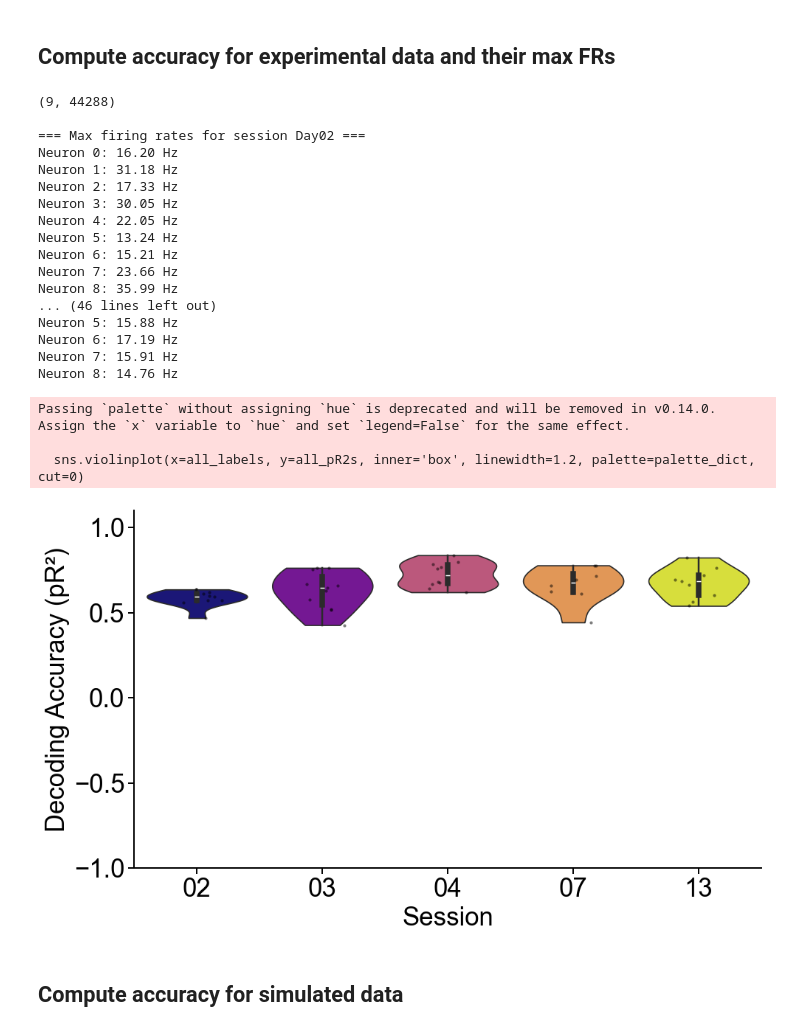
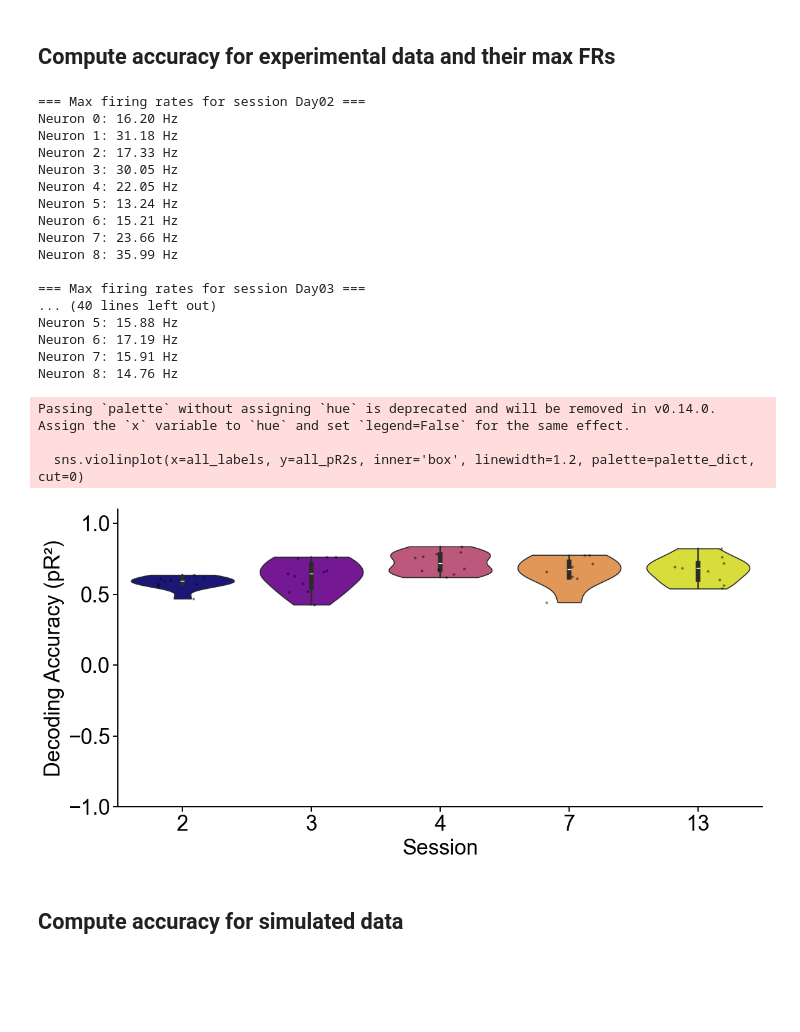
Before and after one commit to natmtc/flexible-motoneuron-control, a Jupyter notebook: GLM_analysis.ipynb, the cells around one changed output. Saved outputs shown, nothing was run; the diff lists cells and outputs as text; code cells hidden in the pictures; blank space fills up the shorter version.

```diff
--- a/GLM_analysis.ipynb
+++ b/GLM_analysis.ipynb
@@ -412,10 +406,11 @@ session_files6 = {
 from functions_experimental_data_Bräckleinexp.GLM_analysis_spikes_pred import *
 
 # === Parameters ===
-folder_path = '/Users/nmt121/Desktop/DATA/S2/'
+folder_path = '/Users/nmt121/Desktop/DATA/S2/' #path to experimental data
+session_files = session_files2 #path to the names of the files
+
 bin_size_ms = 200
-session_files = session_files2  # Assume defined externally
-fsamp = 2048
+fsamp = 2048 #fsamp exp data
 window_duration = 0.3  # for smoothing FR (in seconds)
 
 # Regularization
@@ -454,9 +449,8 @@ for session, pkl_files in session_files.items():
 
     concatenated_data = np.hstack(trial_data_list)  # (neurons, total_time_bins)
     concatenated_spikes = np.hstack(spike_data_list)  # (neurons, total_samples)
-    smoothed_frs = compute_firing_rates(data_MU, fsamp, window_duration=0.3)
-    print(smoothed_frs.shape)
-# smoothed_firing_rates[neuron_idx, :]
+
+    smoothed_frs = compute_firing_rates(data_MU, fsamp, window_duration=0.3) # this is for computing
 
 
     num_neurons = concatenated_data.shape[0]
@@ -507,77 +501,69 @@ for session, pkl_files in session_files.items():
             print(f"Neuron {idx}: {fr:.2f} Hz")
 
 # === PLOT RESULTS ===
-plt.figure(figsize=(10, 6))
+plt.figure(figsize=(12, 6))
 plt.rcParams.update({'font.family': 'Arial'})
 
 # Prepare data for seaborn
 all_pR2s = []
 all_labels = []
 
-# Extract only last digit(s) from session label (e.g., "Day13" → "13")
 simplified_labels = {}
 for session in session_results.keys():
     match = re.search(r'(\d+)', session)
-    short_label = match.group(1) if match else session
+    short_label = str(int(match.group(1))) if match else session
     simplified_labels[session] = short_label
 
 for session, pR2_values in session_results.items():
     all_pR2s.extend(pR2_values)
     all_labels.extend([simplified_labels[session]] * len(pR2_values))
 
-# Sort sessions by numeric value
 unique_sessions = sorted(set(all_labels), key=lambda x: int(x))
 N = len(unique_sessions)
 
-# Create plasma colour map
 cmap = plt.get_cmap('plasma')
 colors = [cmap(i / (N - 1)) for i in range(N)]
 palette_dict = dict(zip(unique_sessions, colors))
 
-# Create violin plot with custom color map
 sns.violinplot(x=all_labels, y=all_pR2s, inner='box', linewidth=1.2, palette=palette_dict, cut=0)
-
-# Overlay individual data points
 sns.stripplot(x=all_labels, y=all_pR2s, color='k', size=3, jitter=0.2, alpha=0.5)
 
-# Style adjustments
 ax = plt.gca()
 for spine in ax.spines.values():
     spine.set_linewidth(1.4)
 
 plt.tick_params(width=1.4, length=6, labelsize=25)
 plt.xlabel("Session", fontsize=25, fontname="Arial")
 plt.ylabel("Decoding Accuracy (pR²)", fontsize=25, fontname="Arial")
 plt.ylim([-1, 1.1])
 sns.despine(top=True, right=True)
 
 plt.tight_layout()
 
-# Optional save
-# plt.savefig('/Users/nmt121/Desktop/Figures/GLM_Experim_spikes_S2.pdf', dpi=300, bbox_inches='tight')
+# plt.savefig('/Users/nmt121/Desktop/Figures/GLM/GLM_Experimental_spikes_S2.pdf', dpi=300, bbox_inches='tight')
 plt.show()
 # %% [output]
-(9, 44288)
-
 === Max firing rates for session Day02 ===
 Neuron 0: 16.20 Hz
 Neuron 1: 31.18 Hz
 Neuron 2: 17.33 Hz
 Neuron 3: 30.05 Hz
 Neuron 4: 22.05 Hz
 Neuron 5: 13.24 Hz
 Neuron 6: 15.21 Hz
 Neuron 7: 23.66 Hz
 Neuron 8: 35.99 Hz
-... (46 lines left out)
+
+=== Max firing rates for session Day03 ===
+... (40 lines left out)
 Neuron 5: 15.88 Hz
 Neuron 6: 17.19 Hz
 Neuron 7: 15.91 Hz
 Neuron 8: 14.76 Hz
 Passing `palette` without assigning `hue` is deprecated and will be removed in v0.14.0. Assign the `x` variable to `hue` and set `legend=False` for the same effect.
 
   sns.violinplot(x=all_labels, y=all_pR2s, inner='box', linewidth=1.2, palette=palette_dict, cut=0)
-[figure, old version]
+[figure, new version]
 # %% [markdown]
 ## Compute accuracy for simulated data
 # %%
```
Also changed, not shown: parts of 12 cells of this notebook, 3 other files.
